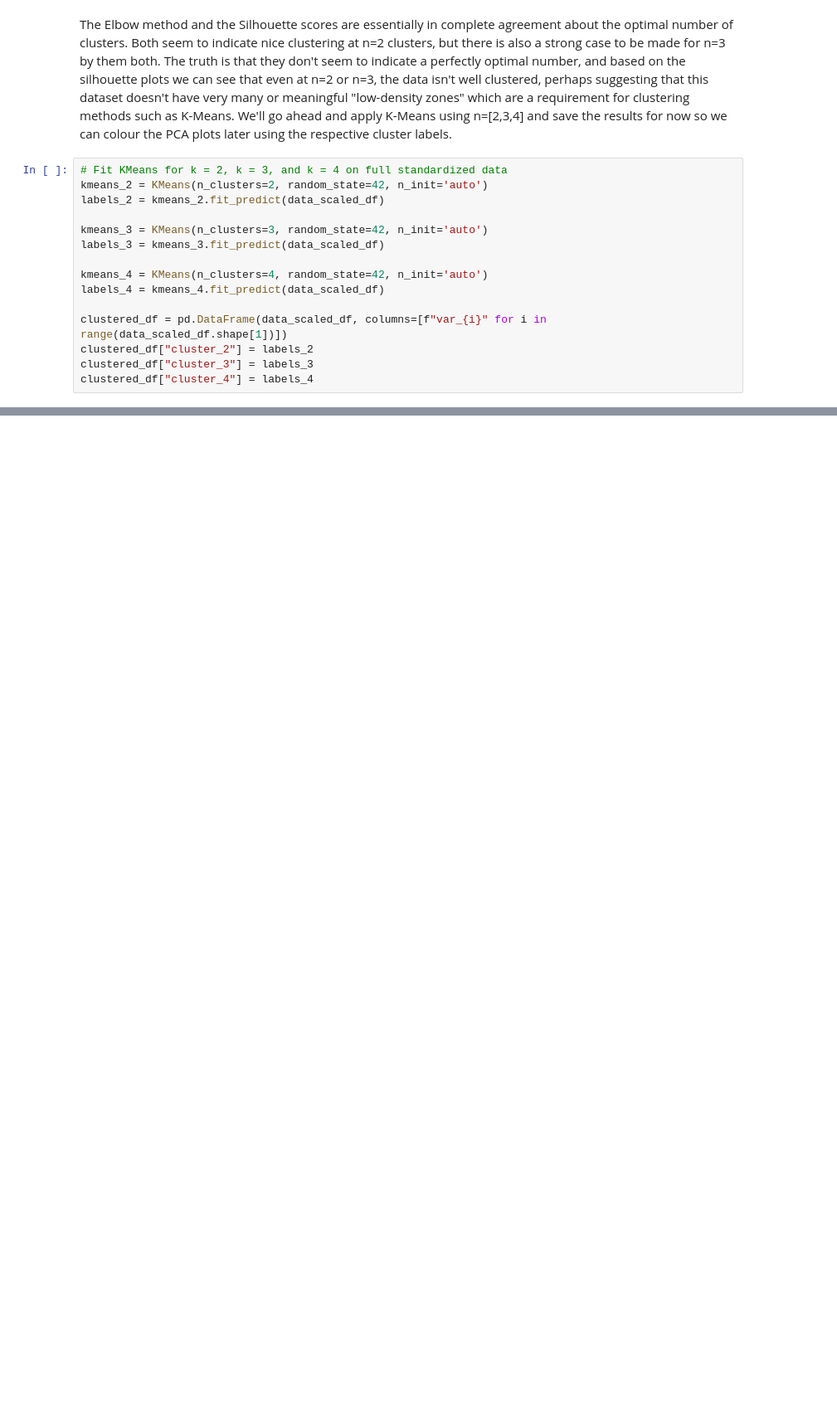
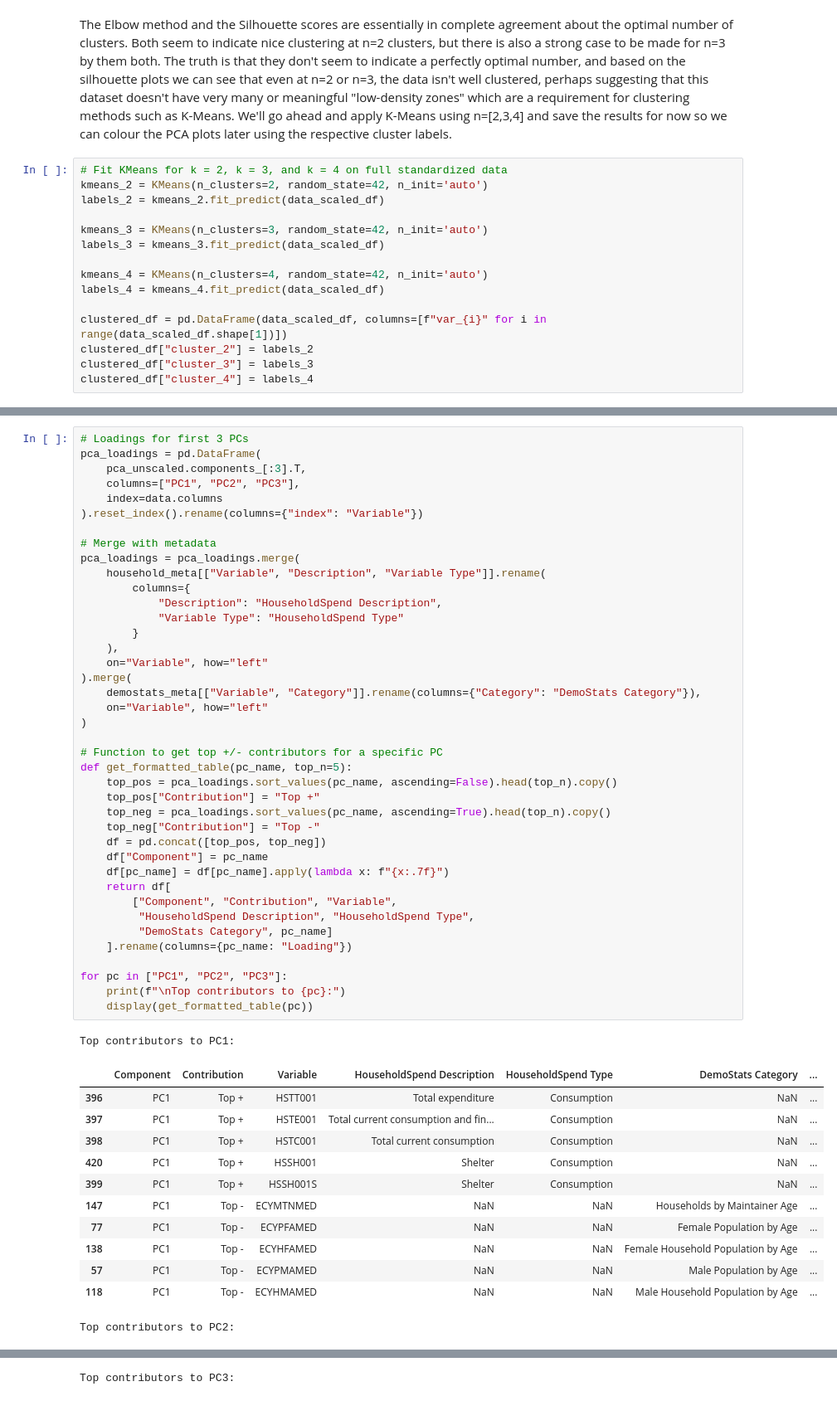
Before and after one commit to namrapatel/ca-households, a Jupyter notebook: namra.ipynb, the cells around one changed output, grey strips where cells are left out. Shown at 83% size. Saved outputs shown, nothing was run; the diff lists cells and outputs as text; blank space fills up the shorter version.

```diff
--- a/namra.ipynb
+++ b/namra.ipynb
@@ -518,0 +393,54 @@ Top 20 aggregated contributions by category for PC3:
+# %%
+# Loadings for first 3 PCs
+pca_loadings = pd.DataFrame(
+    pca_unscaled.components_[:3].T,
+    columns=["PC1", "PC2", "PC3"],
+    index=data.columns
+).reset_index().rename(columns={"index": "Variable"})
+
+# Merge with metadata
+pca_loadings = pca_loadings.merge(
+    household_meta[["Variable", "Description", "Variable Type"]].rename(
+        columns={
+            "Description": "HouseholdSpend Description",
+            "Variable Type": "HouseholdSpend Type"
+        }
+    ),
+    on="Variable", how="left"
+).merge(
+    demostats_meta[["Variable", "Category"]].rename(columns={"Category": "DemoStats Category"}),
+    on="Variable", how="left"
+)
+
+# Function to get top +/- contributors for a specific PC
+def get_formatted_table(pc_name, top_n=5):
+    top_pos = pca_loadings.sort_values(pc_name, ascending=False).head(top_n).copy()
+    top_pos["Contribution"] = "Top +"
+    top_neg = pca_loadings.sort_values(pc_name, ascending=True).head(top_n).copy()
+    top_neg["Contribution"] = "Top -"
+    df = pd.concat([top_pos, top_neg])
+    df["Component"] = pc_name
+    df[pc_name] = df[pc_name].apply(lambda x: f"{x:.7f}")
+    return df[
+        ["Component", "Contribution", "Variable",
+         "HouseholdSpend Description", "HouseholdSpend Type",
+         "DemoStats Category", pc_name]
+    ].rename(columns={pc_name: "Loading"})
+
+for pc in ["PC1", "PC2", "PC3"]:
+    print(f"\nTop contributors to {pc}:")
+    display(get_formatted_table(pc))
+# %% [output]
+Top contributors to PC1:
+|  | Component | Contribution | Variable | HouseholdSpend Description | HouseholdSpend Type | DemoStats Category | ... |
+| 396 | PC1 | Top + | HSTT001 | Total expenditure | Consumption | NaN | ... |
+| 397 | PC1 | Top + | HSTE001 | Total current consumption and fin... | Consumption | NaN | ... |
+| 398 | PC1 | Top + | HSTC001 | Total current consumption | Consumption | NaN | ... |
+| 420 | PC1 | Top + | HSSH001 | Shelter | Consumption | NaN | ... |
+| 399 | PC1 | Top + | HSSH001S | Shelter | Consumption | NaN | ... |
+| 147 | PC1 | Top - | ECYMTNMED | NaN | NaN | Households by Maintainer Age | ... |
+| 77 | PC1 | Top - | ECYPFAMED | NaN | NaN | Female Population by Age | ... |
+| 138 | PC1 | Top - | ECYHFAMED | NaN | NaN | Female Household Population by Age | ... |
+| 57 | PC1 | Top - | ECYPMAMED | NaN | NaN | Male Population by Age | ... |
+| 118 | PC1 | Top - | ECYHMAMED | NaN | NaN | Male Household Population by Age | ... |
+Top contributors to PC2:
@@ -518,0 +458 @@ Top 20 aggregated contributions by category for PC3:
+Top contributors to PC3:
```
Also changed, not shown: parts of 13 cells of this notebook.
